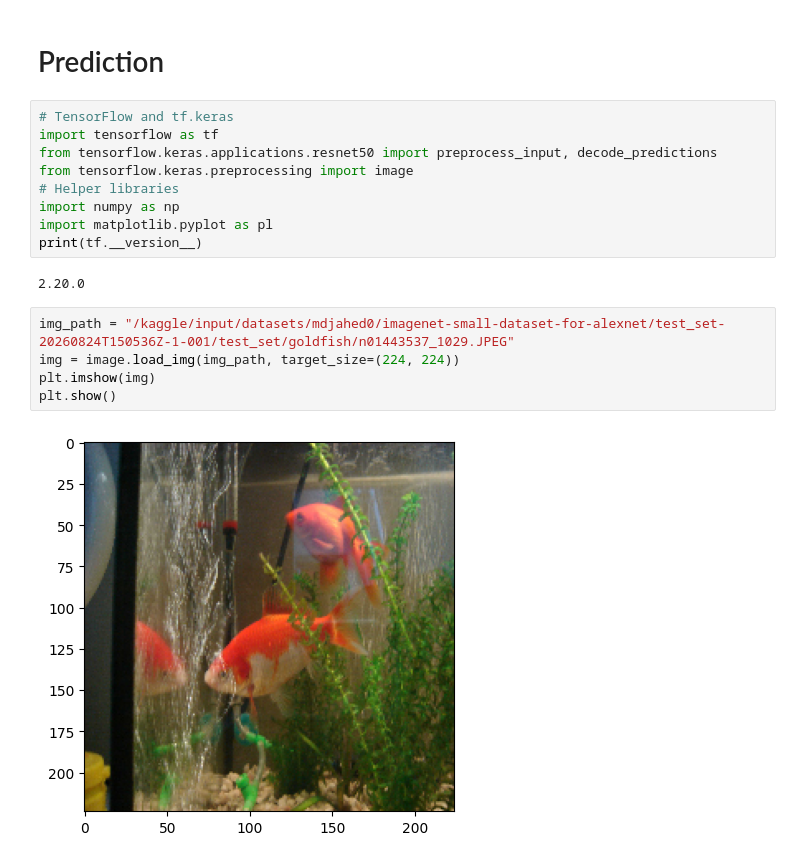
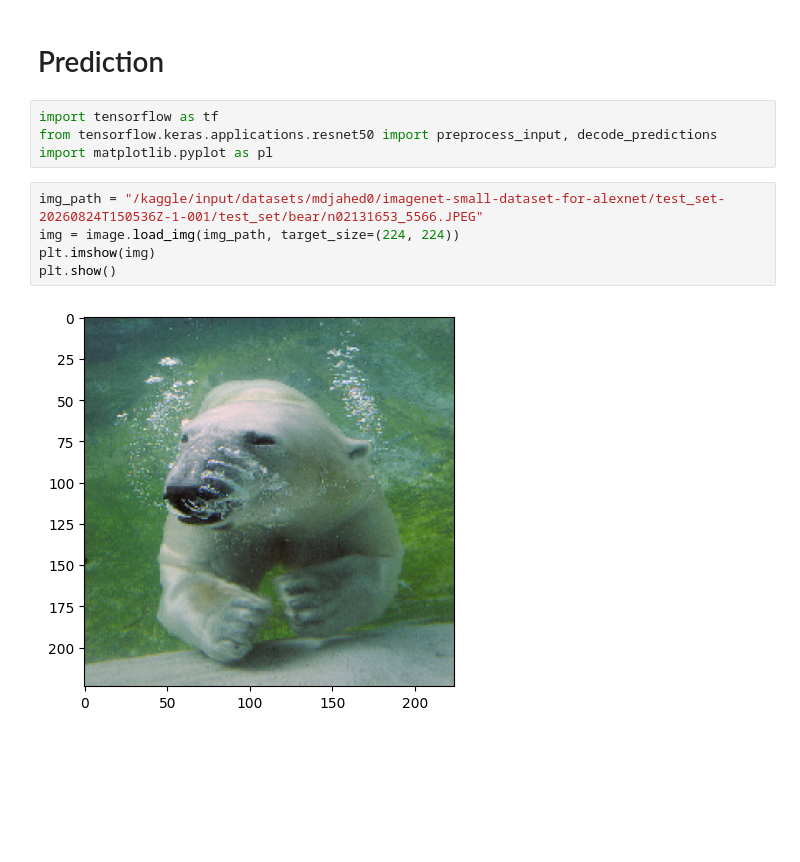
Before and after one commit to Md-JahedulAlam/Image-Object-Recognition-using-AlexNet, a Jupyter notebook: image-object-recognition.ipynb, the cells around one changed output. Saved outputs shown, nothing was run; the diff lists cells and outputs as text; blank space fills up the shorter version.

Commit message:
Kaggle Notebook | Image Object Recognition | Version 3

```diff
--- a/image-object-recognition.ipynb
+++ b/image-object-recognition.ipynb
@@ -177,23 +177,16 @@ Epoch 100/100
 # %% [markdown]
 # Prediction
 # %%
-# TensorFlow and tf.keras
 import tensorflow as tf
 from tensorflow.keras.applications.resnet50 import preprocess_input, decode_predictions
-from tensorflow.keras.preprocessing import image
-# Helper libraries
-import numpy as np
 import matplotlib.pyplot as pl
-print(tf.__version__)
-# %% [output]
-2.20.0
 # %%
-img_path = "/kaggle/input/datasets/mdjahed0/imagenet-small-dataset-for-alexnet/test_set-20260824T150536Z-1-001/test_set/goldfish/n01443537_1029.JPEG"
+img_path = "/kaggle/input/datasets/mdjahed0/imagenet-small-dataset-for-alexnet/test_set-20260824T150536Z-1-001/test_set/bear/n02131653_5566.JPEG"
 img = image.load_img(img_path, target_size=(224, 224))
 plt.imshow(img)
 plt.show()
 # %% [output]
-[figure, old version]
+[figure, new version]
 # %%
 img_array = image.img_to_array(img)
 img_batch = np.expand_dims(img_array, axis=0)
```
Also changed, not shown: parts of 5 cells of this notebook.
